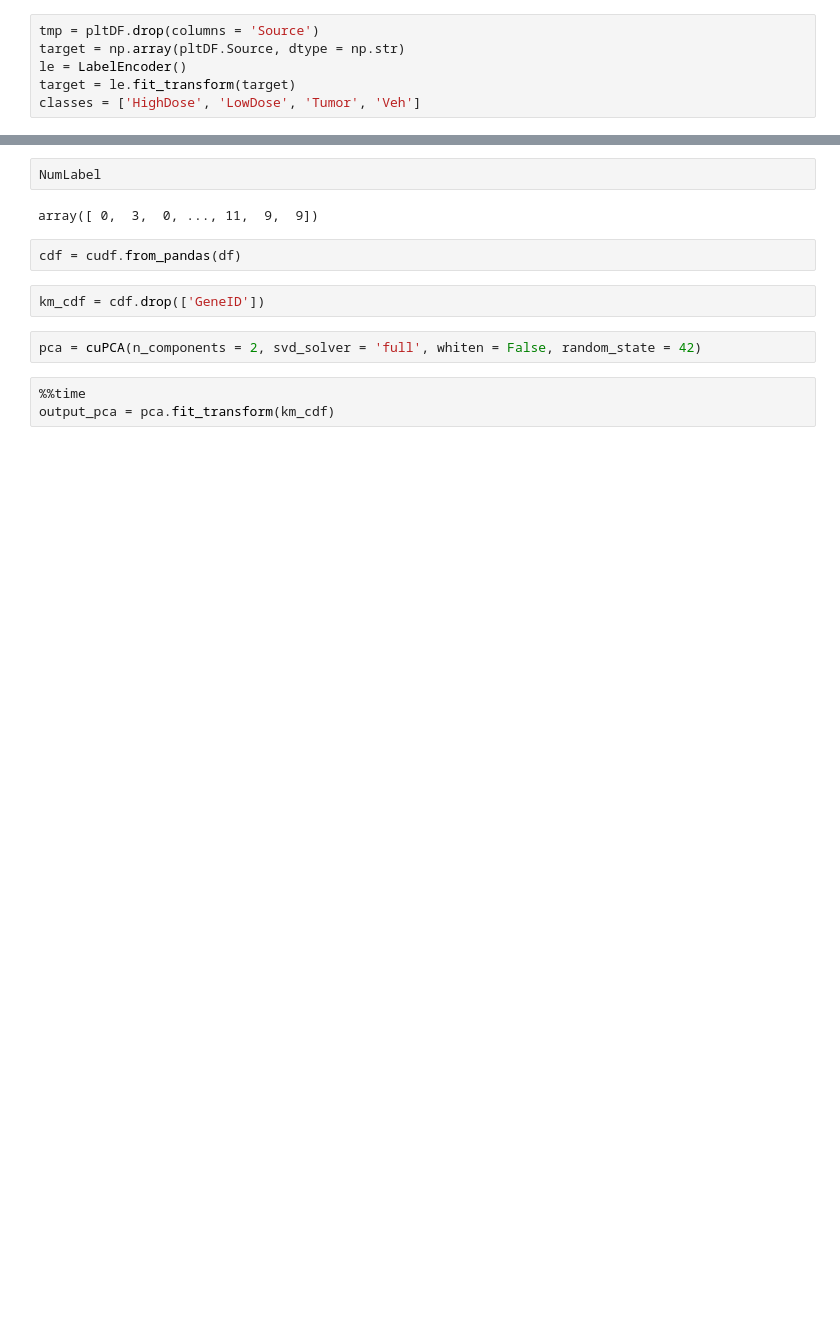
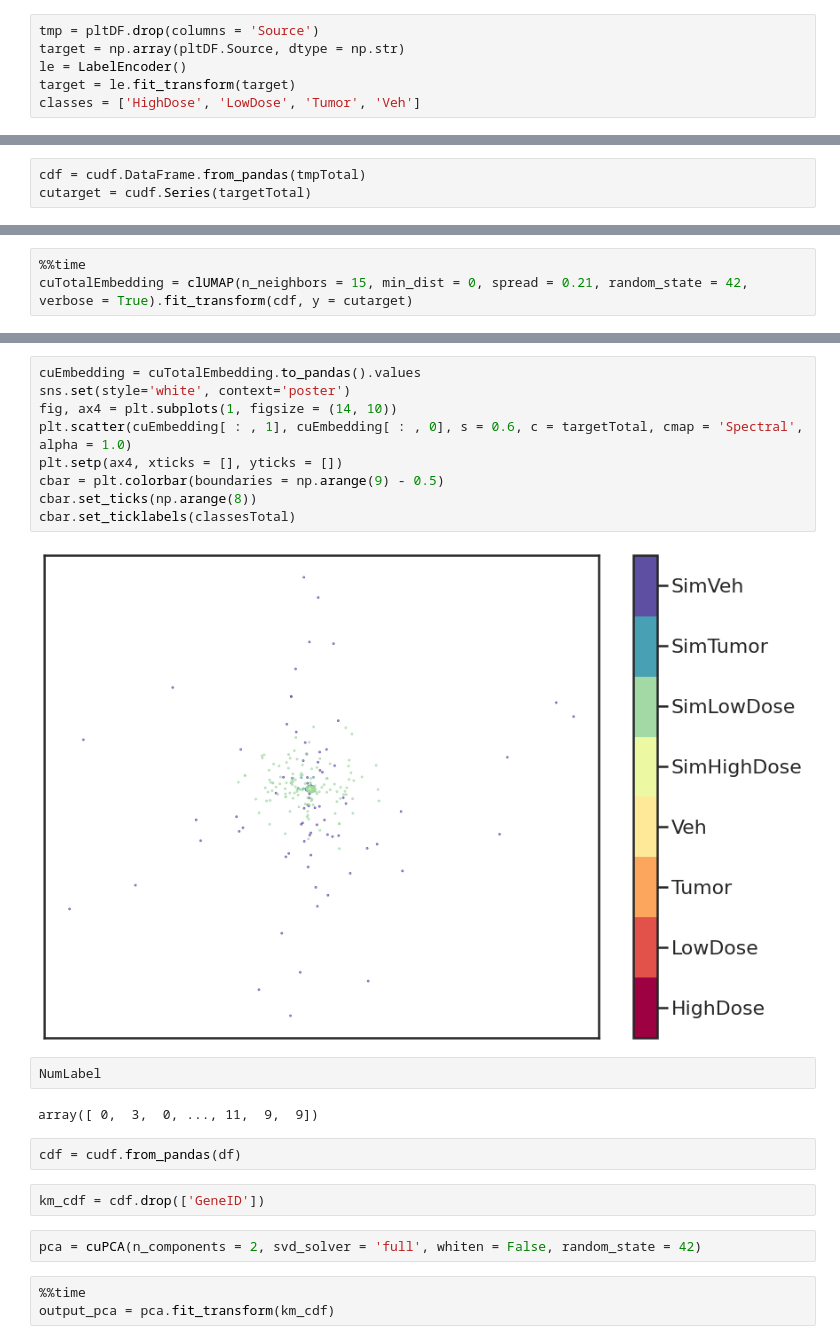
Before and after one commit to powerhorse1986/statsPlotGenerator, a Jupyter notebook: TestGPUPoweredUMAP.ipynb, the cells around one changed output, grey strips where cells are left out. Cells and saved outputs as stored; diff of their text form; blank space fills up the shorter version.

```diff
--- a/TestGPUPoweredUMAP.ipynb
+++ b/TestGPUPoweredUMAP.ipynb
@@ -953,0 +939,3 @@ plt.plot()
+# %%
+cdf = cudf.DataFrame.from_pandas(tmpTotal)
+cutarget = cudf.Series(targetTotal)
@@ -953,0 +947,3 @@ plt.plot()
+# %%
+%%time
+cuTotalEmbedding = clUMAP(n_neighbors = 15, min_dist = 0, spread = 0.21, random_state = 42, verbose = True).fit_transform(cdf, y = cutarget)
@@ -954,3 +953,14 @@ plt.plot()
+# %%
+cuEmbedding = cuTotalEmbedding.to_pandas().values
+sns.set(style='white', context='poster')
+fig, ax4 = plt.subplots(1, figsize = (14, 10))
+plt.scatter(cuEmbedding[ : , 1], cuEmbedding[ : , 0], s = 0.6, c = targetTotal, cmap = 'Spectral', alpha = 1.0)
+plt.setp(ax4, xticks = [], yticks = [])
+cbar = plt.colorbar(boundaries = np.arange(9) - 0.5)
+cbar.set_ticks(np.arange(8))
+cbar.set_ticklabels(classesTotal)
+# %% [output]
+[figure, added]
 # %%
 NumLabel
 # %% [output]
```
Also changed, not shown: parts of 61 cells of this notebook.
